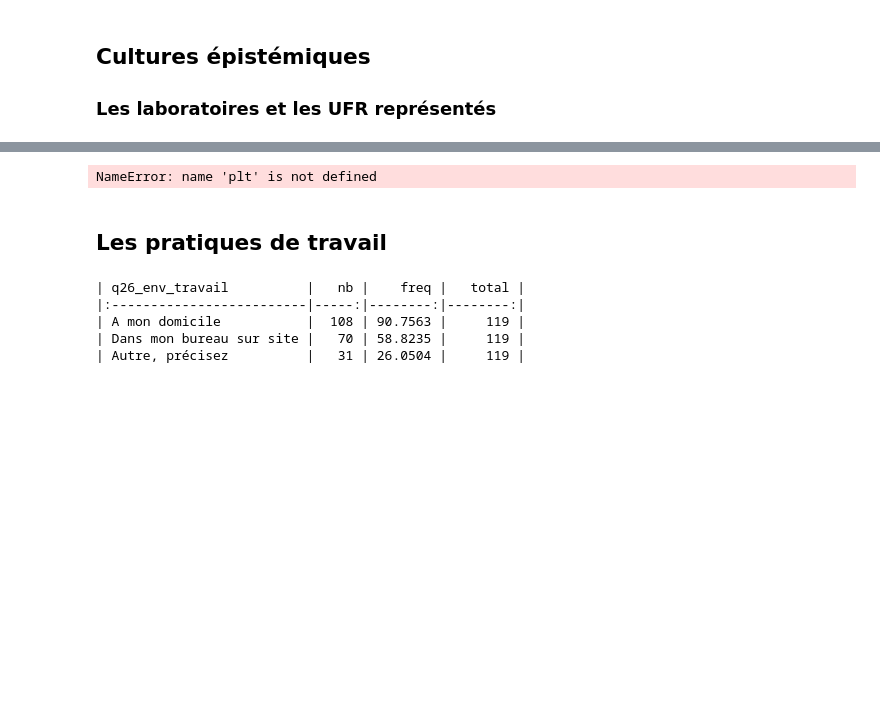
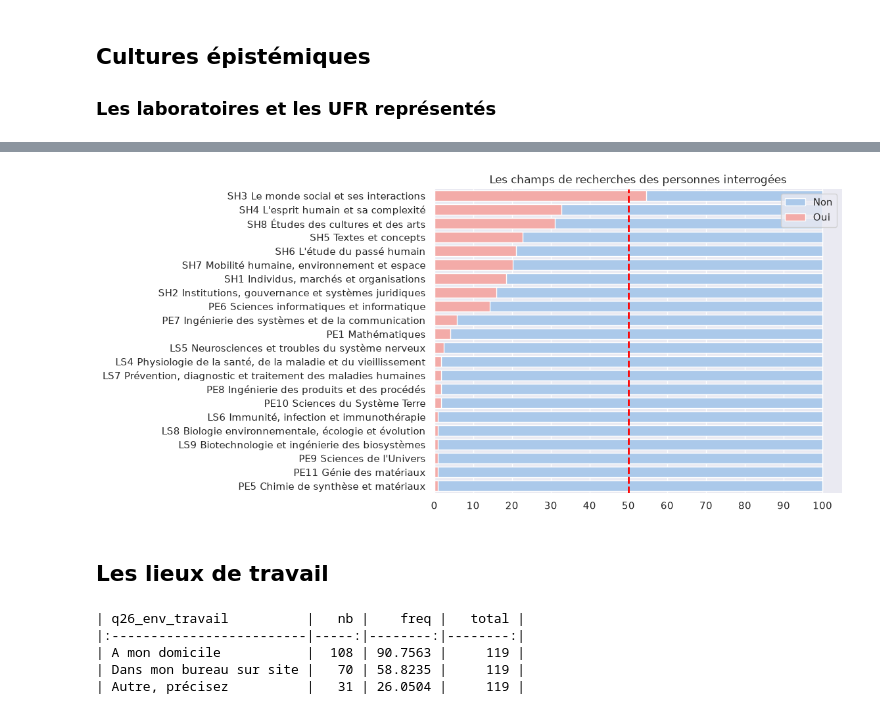
Before and after one commit to luneauaymeric/enquete_SO_p8, a Jupyter notebook: _build/jupyter_execute/script_analyse/stat_descriptive/profil_repondant.ipynb, the cells around one changed output, grey strips where cells are left out. Drawn from its saved outputs; the diff is of its cells as text; code cells hidden in the pictures; blank space fills up the shorter version.

````diff
--- a/_build/jupyter_execute/script_analyse/stat_descriptive/profil_repondant.ipynb
+++ b/_build/jupyter_execute/script_analyse/stat_descriptive/profil_repondant.ipynb
@@ -266,27 +298,30 @@ Les champs de recherche des répondants
 ```
 # %%
 # Initialize the matplotlib figure
-fig, ax = plt.subplots(1, figsize=(6,4))
+fig, ax = plt.subplots(1, figsize=(8,6))
 
 # Plot the total crashes
 sns.set_color_codes("pastel")
 
-sns.barplot(x="total", y=col, data=gb_data,
+sns.barplot(x="total_freq", y=col, data=gb_data,
             label="Non", color="b", ax=ax)
-sns.barplot(x="nb", y=col, data=gb_data,
+sns.barplot(x="freq", y=col, data=gb_data,
             label="Oui", color="r", ax=ax)
-titre = "Les autres lieux de dépot des données de recherche"
+titre = "Les champs de recherches des personnes interrogées"
 ax.yaxis.set_label_text("")
 ax.xaxis.set_label_text("")
+ax.set_xticks(ticks = [0,10,20,30,40,50,60,70,80,90,100])
+    #ax[n].set_xticks(ticks = [x/10 for x in range(11)])
+ax.axvline(x=50, color="red", linestyle="--", linewidth=2)
 ax.set_title(titre.replace("<i>","(").replace("</i>",")"))
 
 
 sns.despine(left=True, bottom=True)
-#plt.savefig(f"viz/autre_entrepot_rec.png", bbox_inches='tight', dpi = 200)
+plt.savefig(f"./viz/research_fields.png", bbox_inches='tight', dpi = 200)
 # %% [output]
-NameError: name 'plt' is not defined
+[figure, added]
 # %% [markdown]
-## Les pratiques de travail
+## Les lieux de travail
 # %%
 df_exp, gb_data = split_multiple_choices(df0[["q45_clé","q26_env_travail"]], "q26_env_travail", "q45_clé", sep = '|')
 print(gb_data[["q26_env_travail","nb","freq","total"]].to_markdown(index=False))
````
Also changed, not shown: parts of 13 cells of this notebook, 19 other files.
